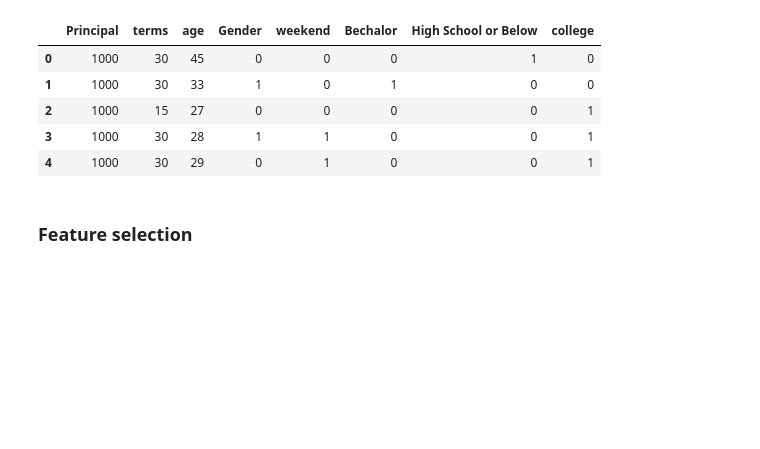
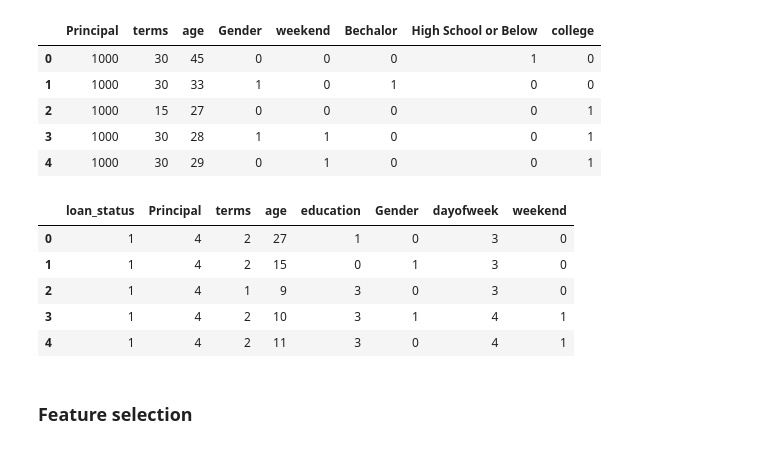
Before and after one commit to pawanwani/ML_capstone_project, a Jupyter notebook: project .ipynb, the cells around one changed output. Saved outputs shown, nothing was run; the diff lists cells and outputs as text; code cells hidden in the pictures; blank space fills up the shorter version.

```diff
--- a/project .ipynb
+++ b/project .ipynb
@@ -223,6 +225,21 @@ Feature.head()
 | 2 | 1000 | 15 | 27 | 0 | 0 | 0 | 0 | 1 |
 | 3 | 1000 | 30 | 28 | 1 | 1 | 0 | 0 | 1 |
 | 4 | 1000 | 30 | 29 | 0 | 1 | 0 | 0 | 1 |
+# %%
+from sklearn.preprocessing import LabelEncoder
+var_mod = df1.columns
+le = LabelEncoder()
+for i in var_mod:
+    df1[i] = le.fit_transform(df1[i])
+# %%
+df1.head()
+# %% [output]
+|  | loan_status | Principal | terms | age | education | Gender | dayofweek | weekend |
+| 0 | 1 | 4 | 2 | 27 | 1 | 0 | 3 | 0 |
+| 1 | 1 | 4 | 2 | 15 | 0 | 1 | 3 | 0 |
+| 2 | 1 | 4 | 1 | 9 | 3 | 0 | 3 | 0 |
+| 3 | 1 | 4 | 2 | 10 | 3 | 1 | 4 | 1 |
+| 4 | 1 | 4 | 2 | 11 | 3 | 0 | 4 | 1 |
 # %% [markdown]
 ### Feature selection
 # %% [markdown]
```
Also changed, not shown: parts of 14 cells of this notebook.
